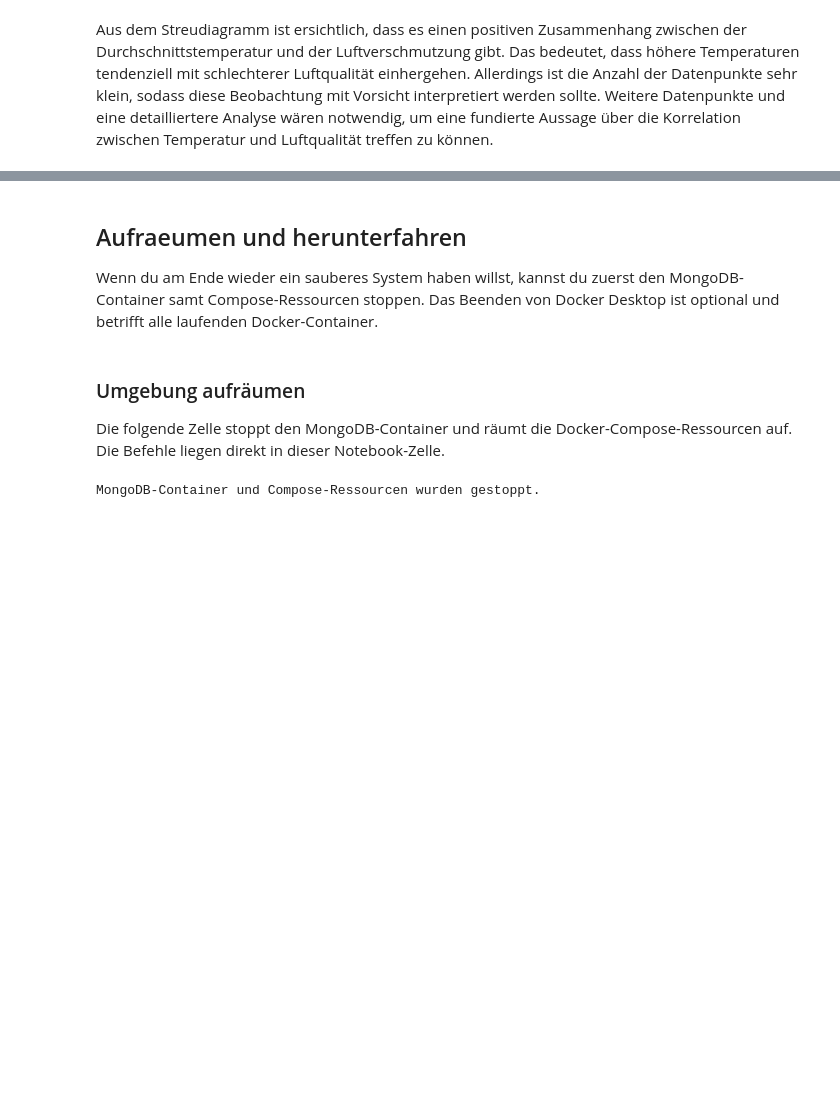
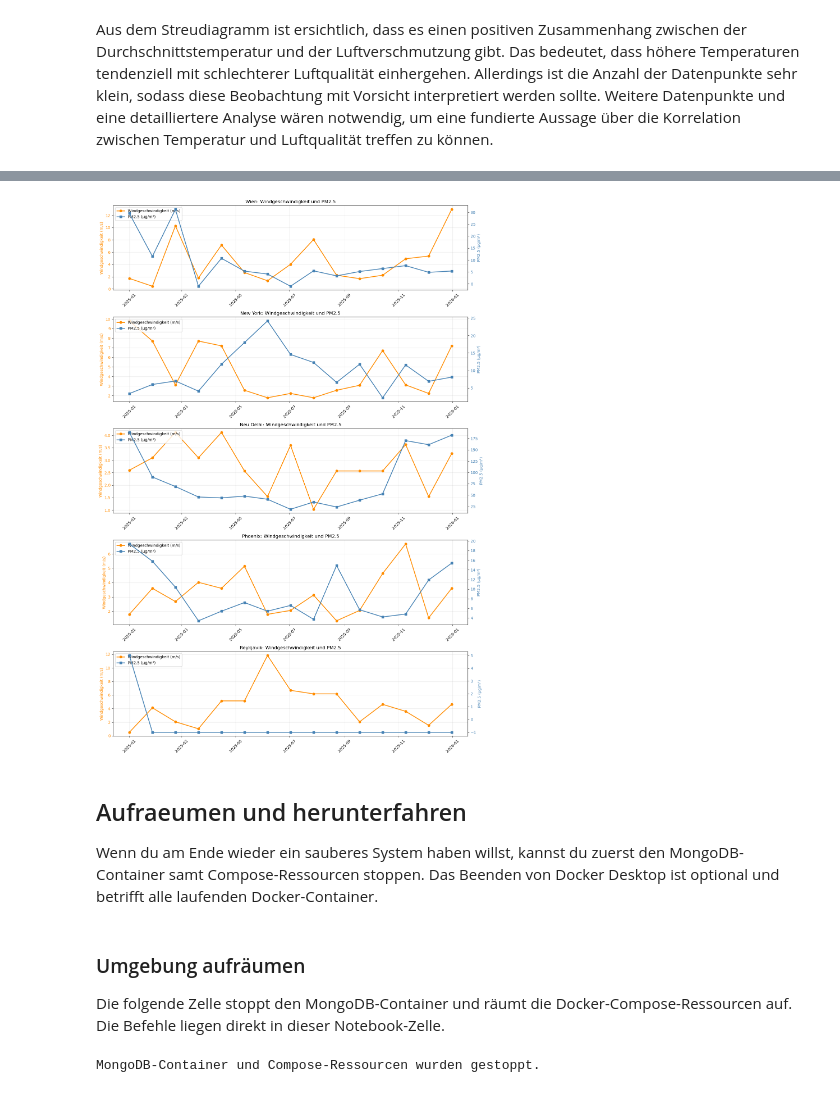
Before and after one commit to 4y1n/BigData, a Jupyter notebook: Jypiter Notebook - BigData Project.ipynb, the cells around one changed output, grey strips where cells are left out. Drawn from its saved outputs; the diff is of its cells as text; code cells hidden in the pictures; blank space fills up the shorter version.

```diff
--- a/Jypiter Notebook - BigData Project.ipynb
+++ b/Jypiter Notebook - BigData Project.ipynb
@@ -314,3 +347,66 @@ Aus dem Streudiagramm ist ersichtlich, dass es einen positiven Zusammenhang zwis
+# %%
+processed_records = mapreduce_result.get("processed_records", [])
+
+if processed_records:
+    processed_df = pd.DataFrame(processed_records)
+    processed_df["date"] = pd.to_datetime(processed_df["date"])
+
+    city_labels = {
+        "Vienna": "Wien",
+        "New York": "New York",
+        "New Delhi": "Neu Delhi",
+        "Phoenix": "Phoenix",
+        "Reykjavik": "Reykjavik",
+    }
+
+    fig, axes = plt.subplots(len(city_labels), 1, figsize=(14, 4 * len(city_labels)), sharex=False)
+    if len(city_labels) == 1:
+        axes = [axes]
+
+    for ax, (city_name, city_label) in zip(axes, city_labels.items()):
+        city_df = processed_df[processed_df["city"] == city_name].sort_values("date")
+
+        if city_df.empty:
+            ax.set_title(f"{city_label}: keine Daten verfügbar")
+            ax.axis("off")
+            continue
+
+        ax.plot(
+            city_df["date"],
+            city_df["processed_wind_speed"],
+            color="darkorange",
+            marker="o",
+            linewidth=2,
+            label="Windgeschwindigkeit (m/s)",
+        )
+        ax.set_title(f"{city_label}: Windgeschwindigkeit und PM2.5")
+        ax.set_ylabel("Windgeschwindigkeit (m/s)", color="darkorange")
+        ax.tick_params(axis="y", labelcolor="darkorange")
+        ax.grid(True, alpha=0.3)
+
+        ax2 = ax.twinx()
+        ax2.plot(
+            city_df["date"],
+            city_df["processed_air_quality_value"],
+            color="steelblue",
+            marker="s",
+            linewidth=2,
+            label="PM2.5 (µg/m³)",
+        )
+        ax2.set_ylabel("PM2.5 (µg/m³)", color="steelblue")
+        ax2.tick_params(axis="y", labelcolor="steelblue")
+
+        lines_1, labels_1 = ax.get_legend_handles_labels()
+        lines_2, labels_2 = ax2.get_legend_handles_labels()
+        ax.legend(lines_1 + lines_2, labels_1 + labels_2, loc="upper left")
+        ax.tick_params(axis="x", rotation=45)
+
+    plt.tight_layout()
+    plt.show()
+else:
+    print("Keine verarbeiteten MapReduce-Daten für Liniendiagramme verfügbar.")
+# %% [output]
+[figure, added]
 # %% [markdown]
 ## Aufraeumen und herunterfahren
 
```
Also changed, not shown: parts of 15 cells of this notebook, 12 other files.
